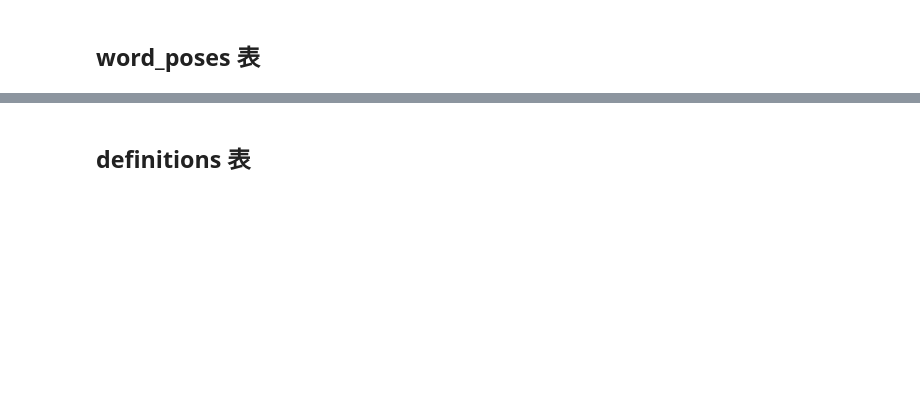
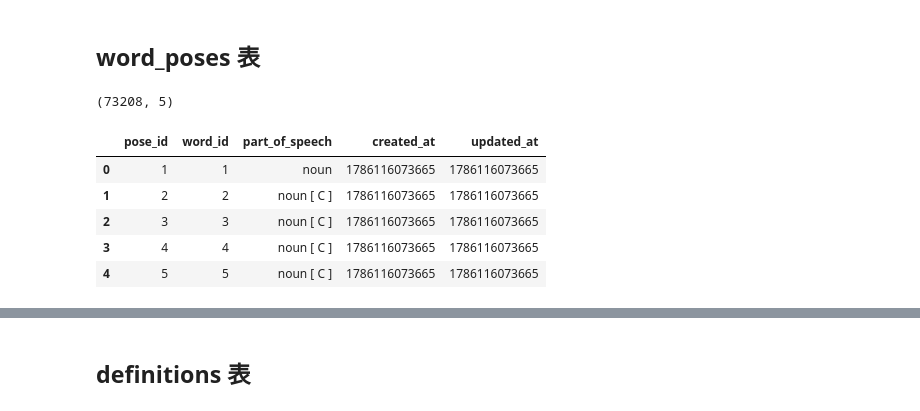
Before and after one commit to ZadenYip/EnLangMemo, a Jupyter notebook: pipeline-data/crawler_to_db_etl.ipynb, the cells around one changed output, grey strips where cells are left out. Cells and saved outputs as stored; diff of their text form; code cells hidden in the pictures; blank space fills up the shorter version.

```diff
--- a/pipeline-data/crawler_to_db_etl.ipynb
+++ b/pipeline-data/crawler_to_db_etl.ipynb
@@ -208,23 +271,28 @@ words_df.head()
 # %%
 word_poses_tb = words_df[["word_id", "part_of_speech"]]
 word_poses_tb = word_poses_tb.drop_duplicates(subset=["word_id", "part_of_speech"])
 
 word_poses_tb = word_poses_tb.reset_index(drop=True)
 word_poses_tb.insert(
     loc=0,
     column="pose_id",
     #
     value=list(int_id_series(len(word_poses_tb)))
 )
 
 word_poses_tb["created_at"] = epoch_ms
 word_poses_tb["updated_at"] = epoch_ms
 
-word_poses_tb.to_json(
-    "./word_poses.jsonl", orient="records", lines=True, force_ascii=False
-)
 print(word_poses_tb.shape)
 word_poses_tb.head()
+# %% [output]
+(73208, 5)
+|  | pose_id | word_id | part_of_speech | created_at | updated_at |
+| 0 | 1 | 1 | noun | 1786116073665 | 1786116073665 |
+| 1 | 2 | 2 | noun [ C ] | 1786116073665 | 1786116073665 |
+| 2 | 3 | 3 | noun [ C ] | 1786116073665 | 1786116073665 |
+| 3 | 4 | 4 | noun [ C ] | 1786116073665 | 1786116073665 |
+| 4 | 5 | 5 | noun [ C ] | 1786116073665 | 1786116073665 |
 # %%
 # 回填
 words_df = words_df.merge(
```
Also changed, not shown: parts of 16 cells of this notebook, 23 other files.
